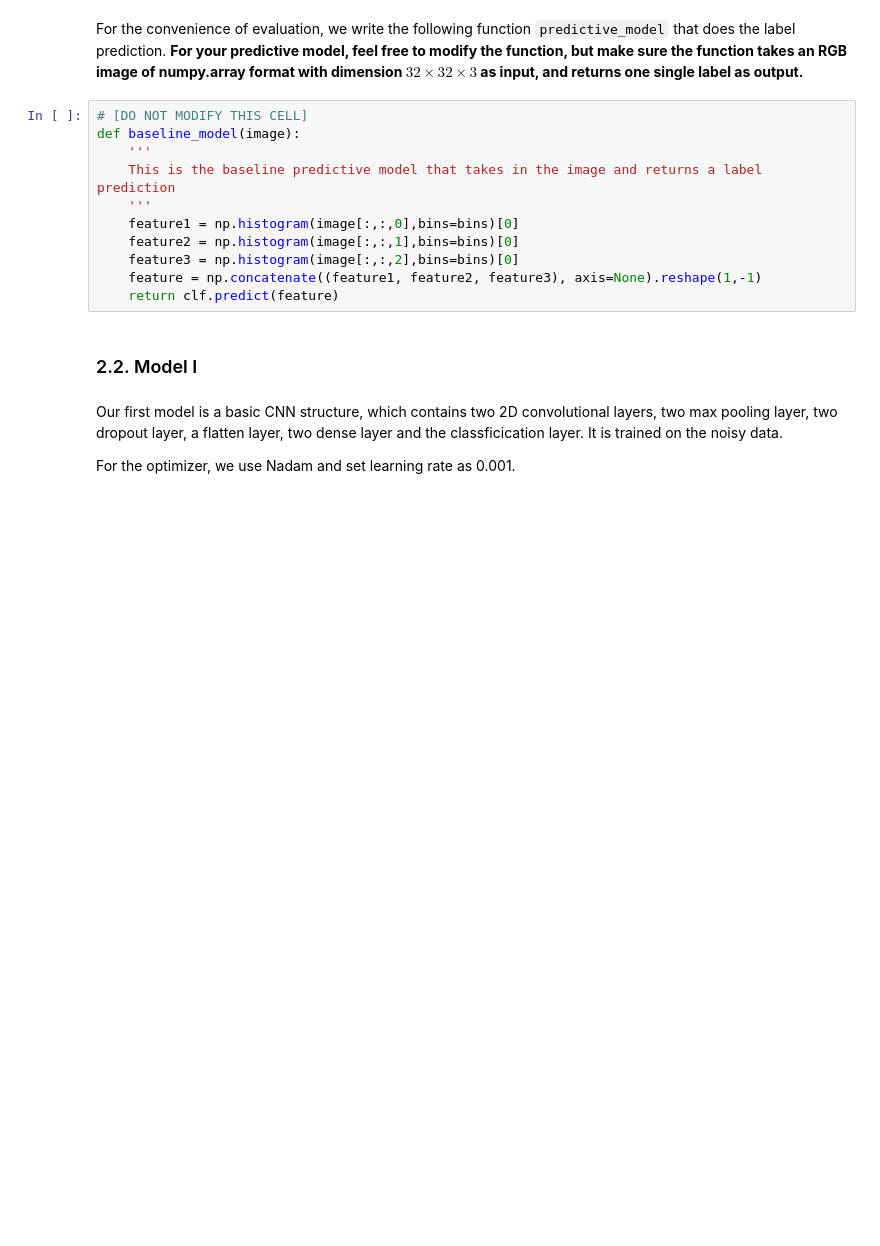
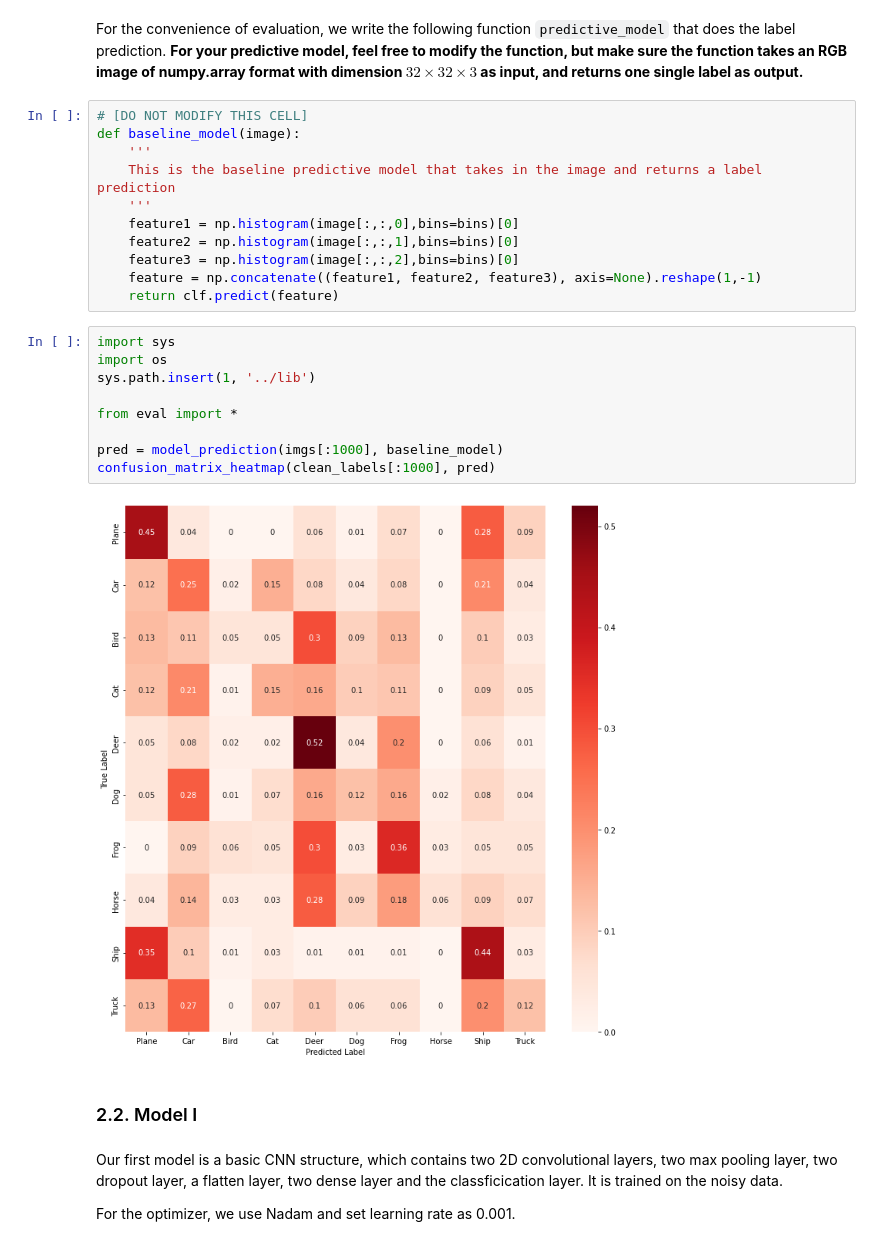
Before and after one commit to TZstatsADS/spring-2022-prj3-group11, a Jupyter notebook: doc/main.ipynb, the cells around one changed output. Cells and saved outputs as stored; diff of their text form; blank space fills up the shorter version.

Commit message:
eval

```diff
--- a/doc/main.ipynb
+++ b/doc/main.ipynb
@@ -127,6 +127,17 @@ def baseline_model(image):
     feature3 = np.histogram(image[:,:,2],bins=bins)[0]
     feature = np.concatenate((feature1, feature2, feature3), axis=None).reshape(1,-1)
     return clf.predict(feature)
+# %%
+import sys
+import os
+sys.path.insert(1, '../lib')
+
+from eval import *
+
+pred = model_prediction(imgs[:1000], baseline_model)
+confusion_matrix_heatmap(clean_labels[:1000], pred)
+# %% [output]
+[figure, added]
 # %% [markdown]
 ### 2.2. Model I
 # %% [markdown]
```
Also changed, not shown: parts of 10 cells of this notebook.
